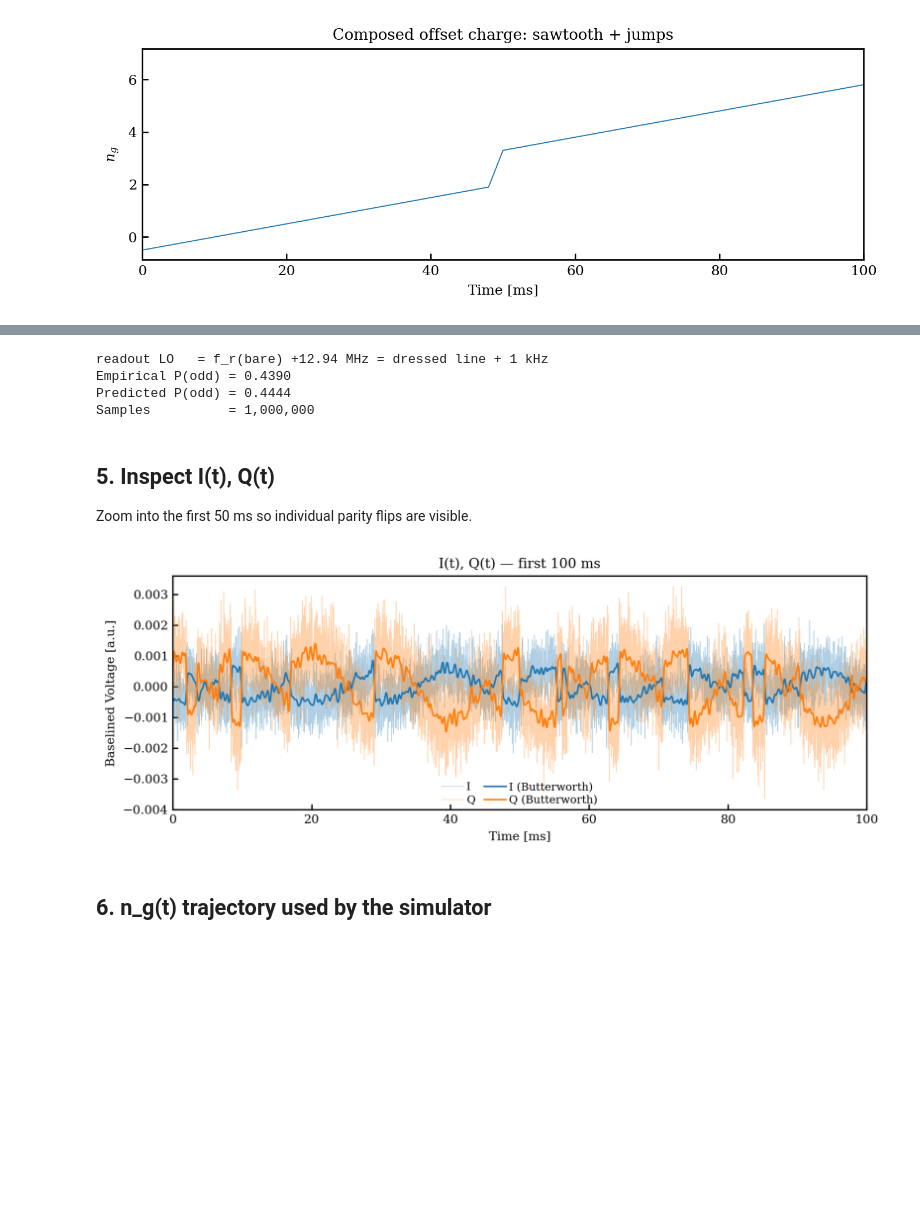
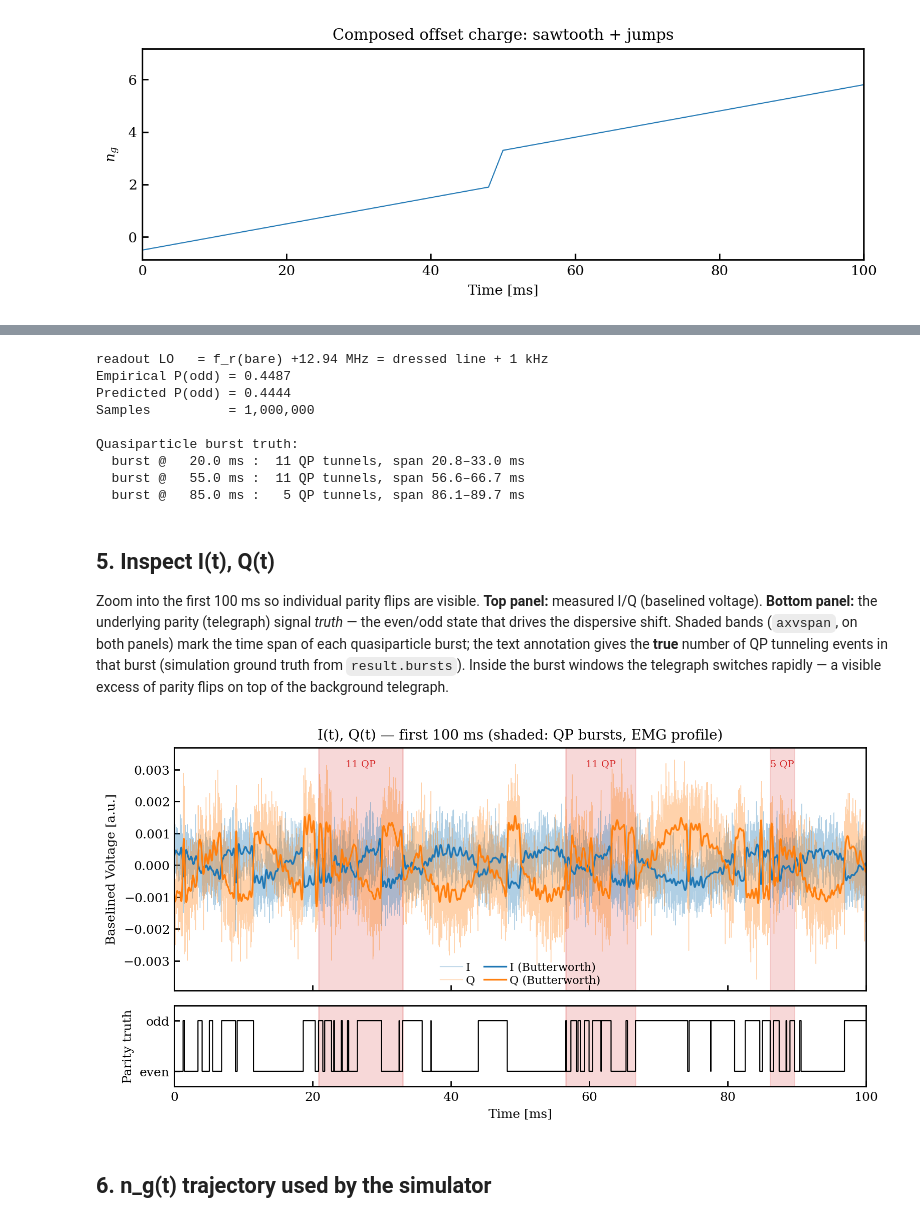
Before and after one commit to WashU-Astroparticle-Lab/qpd, a Jupyter notebook: notebooks/simulation.ipynb, the cells around one changed output, grey strips where cells are left out. Saved outputs shown, nothing was run; the diff lists cells and outputs as text; code cells hidden in the pictures; blank space fills up the shorter version.

```diff
--- a/notebooks/simulation.ipynb
+++ b/notebooks/simulation.ipynb
@@ -101,6 +104,13 @@ Two Poisson rates set the parity-flip dynamics; their ratio sets the steady-stat
 gamma_e_to_o = 400.0
 gamma_o_to_e = 500.0
 p_odd_expected = gamma_e_to_o / (gamma_e_to_o + gamma_o_to_e)
+
+# Quasiparticle bursts from energy deposition: EMG tunneling-time profile.
+qp_bursts = QuasiparticleBurstModel(
+    times=np.array([0.020, 0.055, 0.085]),   # burst onsets [s], within the 100 ms zoom
+    tau=3.7e-3, mu=1.2e-3, sigma=0.4e-3,     # EMG params [s]
+    expected_n_qp=10.0,                       # Poisson mean tunnels per burst
+)
 
 sim = VNASimulator(
     qpd=qpd,
@@ -111,6 +121,7 @@ sim = VNASimulator(
     gamma_odd_to_even=gamma_o_to_e,
     noise=WhiteGaussianNoise(sigma=2e-4),
     offset_charge=n_g_model,
+    quasiparticle_bursts=qp_bursts,
 )
 
 result = sim.simulate(duration=10.0, seed=0)
@@ -120,43 +131,76 @@ print(f'readout LO   = f_r(bare) {(F_DRIVE-F_BARE)/1e6:+.2f} MHz = dressed line
 print(f'Empirical P(odd) = {frac_odd:.4f}')
 print(f'Predicted P(odd) = {p_odd_expected:.4f}')
 print(f'Samples          = {result.t.size:,}')
+print('\nQuasiparticle burst truth:')
+for bt in result.bursts:
+    print(f'  burst @ {bt.t_arrival*1e3:6.1f} ms : {bt.n_qp:3d} QP tunnels, '
+          f'span {bt.t_start*1e3:.1f}–{bt.t_end*1e3:.1f} ms')
 # %% [output]
 readout LO   = f_r(bare) +12.94 MHz = dressed line + 1 kHz
-Empirical P(odd) = 0.4390
+Empirical P(odd) = 0.4487
 Predicted P(odd) = 0.4444
 Samples          = 1,000,000
+
+Quasiparticle burst truth:
+  burst @   20.0 ms :  11 QP tunnels, span 20.8–33.0 ms
+  burst @   55.0 ms :  11 QP tunnels, span 56.6–66.7 ms
+  burst @   85.0 ms :   5 QP tunnels, span 86.1–89.7 ms
 # %% [markdown]
 ## 5. Inspect I(t), Q(t)
 
-Zoom into the first 50 ms so individual parity flips are visible.
+Zoom into the first 100 ms so individual parity flips are visible. **Top panel:** measured I/Q (baselined voltage). **Bottom panel:** the underlying parity (telegraph) signal *truth* — the even/odd state that drives the dispersive shift. Shaded bands (`axvspan`, on both panels) mark the time span of each quasiparticle burst; the text annotation gives the **true** number of QP tunneling events in that burst (simulation ground truth from `result.bursts`). Inside the burst windows the telegraph switches rapidly — a visible excess of parity flips on top of the background telegraph.
 # %%
 from scipy.signal import butter, filtfilt
 
 zoom = result.t < 0.1
 t_ms = result.t[zoom] * 1e3
 i_norm = result.i[zoom] / np.mean(result.i[zoom]) - 1
 q_norm = result.q[zoom] / np.mean(result.q[zoom]) - 1
+parity_zoom = result.parity[zoom]
 
 dt = float(np.mean(np.diff(result.t)))
 fs_hz = 1.0 / dt
 cutoff_hz = 2_000.0
 b, a = butter(N=4, Wn=cutoff_hz, btype='low', fs=fs_hz)
 i_filt = filtfilt(b, a, i_norm)
 q_filt = filtfilt(b, a, q_norm)
 
-fig, ax = plt.subplots(figsize=(8, 3))
+fig, (ax, ax2) = plt.subplots(2, 1, figsize=(8, 4.2), sharex=True,
+                              gridspec_kw={'height_ratios': [3, 1]})
+
+# --- Top panel: measured I(t), Q(t) ---
 ax.plot(t_ms, i_norm, label='I ', lw=0.5, alpha=0.35)
 ax.plot(t_ms, q_norm, label='Q', lw=0.5, alpha=0.35)
 ax.plot(t_ms, i_filt, label='I (Butterworth)', lw=1.2, color="tab:blue")
 ax.plot(t_ms, q_filt, label='Q (Butterworth)', lw=1.2, color="tab:orange")
-ax.set_xlabel('Time [ms]')
 ax.set_ylabel('Baselined Voltage [a.u.]')
-ax.set_title('I(t), Q(t) — first 100 ms')
+ax.set_title('I(t), Q(t) — first 100 ms (shaded: QP bursts, EMG profile)')
 ax.legend(ncol=2)
-plt.xlim(0, 100)
+
+# --- Bottom panel: parity (telegraph) signal truth ---
+ax2.step(t_ms, parity_zoom, where='post', lw=0.8, color='k')
+ax2.set_ylim(-0.3, 1.3)
+ax2.set_yticks([0, 1])
+ax2.set_yticklabels(['even', 'odd'])
+ax2.set_xlabel('Time [ms]')
+ax2.set_ylabel('Parity truth')
+
+# Overlay quasiparticle-burst truth on BOTH panels: shade each burst's time span,
+# annotate the true number of QP tunneling events (top panel).
+y_top = ax.get_ylim()[1]
+for bt in result.bursts:
+    if bt.n_qp == 0:
+        continue
+    ax.axvspan(bt.t_start * 1e3, bt.t_end * 1e3, color="C3", alpha=0.18, zorder=0)
+    ax2.axvspan(bt.t_start * 1e3, bt.t_end * 1e3, color="C3", alpha=0.18, zorder=0)
+    ax.text((bt.t_start + bt.t_end) / 2 * 1e3, y_top * 0.9,
+            f'{bt.n_qp} QP', ha="center", va="top", fontsize=7, color="C3")
+
+ax.set_xlim(0, 100)
+fig.tight_layout()
 plt.show()
 # %% [output]
-[figure, old version]
+[figure, new version]
 # %% [markdown]
 ## 6. n_g(t) trajectory used by the simulator
 # %%
```
Also changed, not shown: parts of 2 cells of this notebook, 5 other files.
